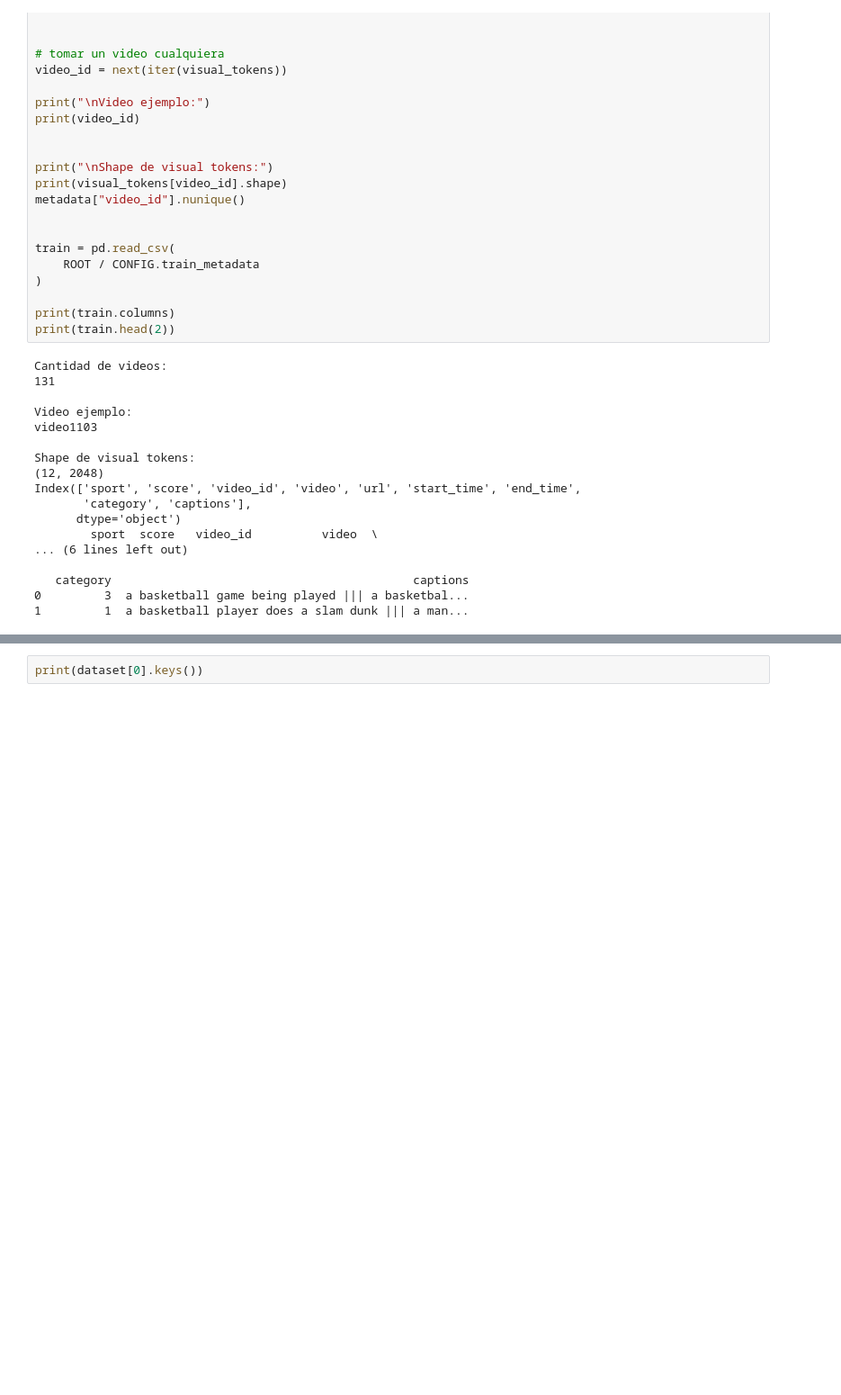
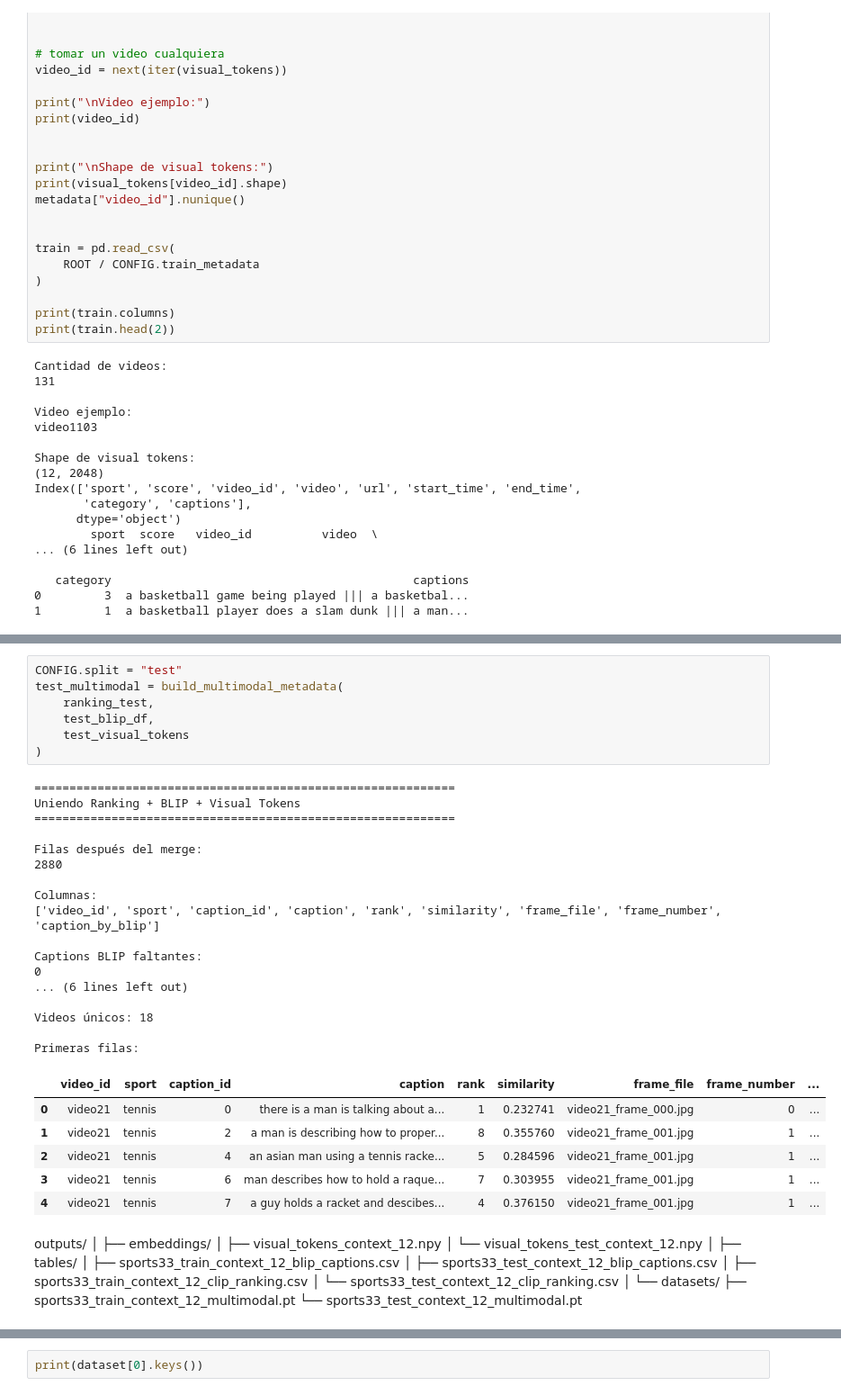
Before and after one commit to silvanalorens/MCC225, a Jupyter notebook: Exposicion3/notebook_MSR_VTT/Cuaderno14_MSR-VTT33.ipynb, the cells around one changed output, grey strips where cells are left out. Shown at 90% size. Cells and saved outputs as stored; diff of their text form; blank space fills up the shorter version.

```diff
--- a/Exposicion3/notebook_MSR_VTT/Cuaderno14_MSR-VTT33.ipynb
+++ b/Exposicion3/notebook_MSR_VTT/Cuaderno14_MSR-VTT33.ipynb
@@ -2269,3 +2575,51 @@ Primeras filas
+# %%
+CONFIG.split = "test"
+test_multimodal = build_multimodal_metadata(
+    ranking_test,
+    test_blip_df,
+    test_visual_tokens
+)
+# %% [output]
+============================================================
+Uniendo Ranking + BLIP + Visual Tokens
+============================================================
+
+Filas después del merge:
+2880
+
+Columnas:
+['video_id', 'sport', 'caption_id', 'caption', 'rank', 'similarity', 'frame_file', 'frame_number', 'caption_by_blip']
+
+Captions BLIP faltantes:
+0
+... (6 lines left out)
+
+Videos únicos: 18
+
+Primeras filas:
+|  | video_id | sport | caption_id | caption | rank | similarity | frame_file | frame_number | ... |
+| 0 | video21 | tennis | 0 | there is a man is talking about a... | 1 | 0.232741 | video21_frame_000.jpg | 0 | ... |
+| 1 | video21 | tennis | 2 | a man is describing how to proper... | 8 | 0.355760 | video21_frame_001.jpg | 1 | ... |
+| 2 | video21 | tennis | 4 | an asian man using a tennis racke... | 5 | 0.284596 | video21_frame_001.jpg | 1 | ... |
+| 3 | video21 | tennis | 6 | man describes how to hold a raque... | 7 | 0.303955 | video21_frame_001.jpg | 1 | ... |
+| 4 | video21 | tennis | 7 | a guy holds a racket and descibes... | 4 | 0.376150 | video21_frame_001.jpg | 1 | ... |
+# %% [markdown]
+
+outputs/
+│
+├── embeddings/
+│   ├── visual_tokens_context_12.npy
+│   └── visual_tokens_test_context_12.npy
+│
+├── tables/
+│   ├── sports33_train_context_12_blip_captions.csv
+│   ├── sports33_test_context_12_blip_captions.csv
+│   ├── sports33_train_context_12_clip_ranking.csv
+│   └── sports33_test_context_12_clip_ranking.csv
+│
+└── datasets/
+    ├── sports33_train_context_12_multimodal.pt
+    └── sports33_test_context_12_multimodal.pt
 # %%
 # =====================================================
 # Parte 3
```
Also changed, not shown: parts of 41 cells of this notebook.
